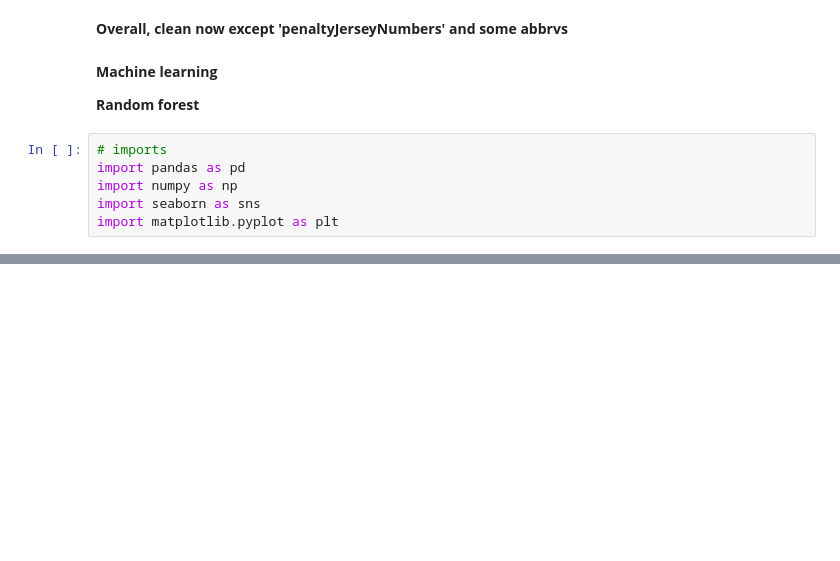
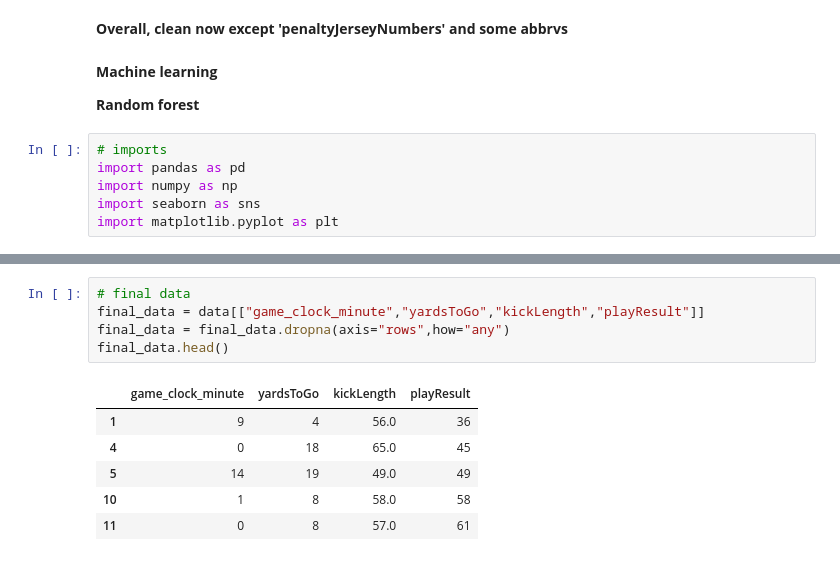
Before and after one commit to nik262/NFL-DATA-SCIENCE-PROJECT, a Jupyter notebook: Basic_Random_Forest.ipynb, the cells around one changed output, grey strips where cells are left out. Drawn from its saved outputs; the diff is of its cells as text; blank space fills up the shorter version.

```diff
--- a/Basic_Random_Forest.ipynb
+++ b/Basic_Random_Forest.ipynb
@@ -404,3 +422,15 @@ csv.head()
+# %%
+# final data
+final_data = data[["game_clock_minute","yardsToGo","kickLength","playResult"]]
+final_data = final_data.dropna(axis="rows",how="any")
+final_data.head()
+# %% [output]
+|  | game_clock_minute | yardsToGo | kickLength | playResult |
+| 1 | 9 | 4 | 56.0 | 36 |
+| 4 | 0 | 18 | 65.0 | 45 |
+| 5 | 14 | 19 | 49.0 | 49 |
+| 10 | 1 | 8 | 58.0 | 58 |
+| 11 | 0 | 8 | 57.0 | 61 |
 # %%
 from sklearn.model_selection import train_test_split
 from sklearn.ensemble import RandomForestClassifier
```
Also changed, not shown: parts of 8 cells of this notebook.
